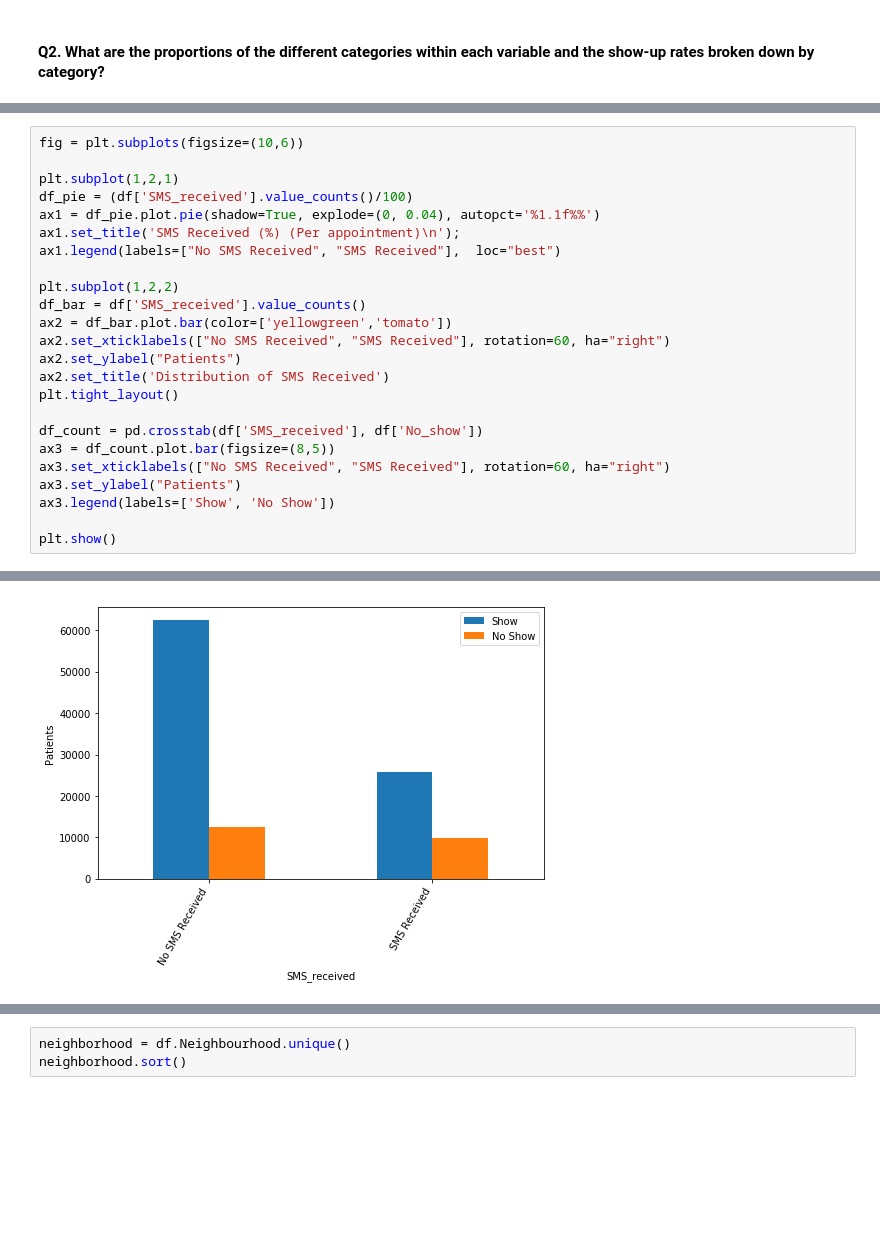
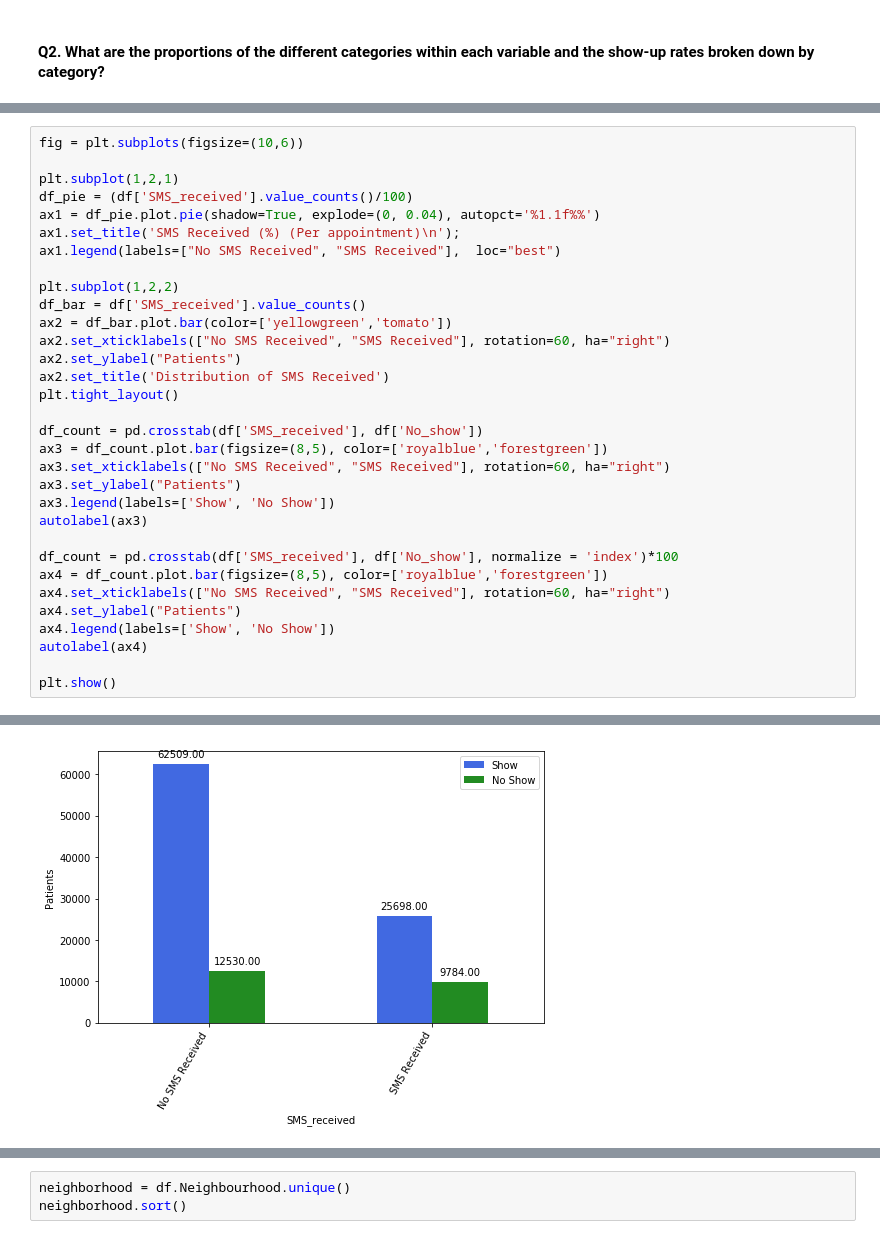
Before and after one commit to Lashuk1729/Medical-Appointment-No-Shows, a Jupyter notebook: Investigate_a_Dataset.ipynb, the cells around one changed output, grey strips where cells are left out. Cells and saved outputs as stored; diff of their text form; blank space fills up the shorter version.

```diff
--- a/Investigate_a_Dataset.ipynb
+++ b/Investigate_a_Dataset.ipynb
@@ -544,27 +625,35 @@ plt.show()
 # %%
 fig = plt.subplots(figsize=(10,6))
 
 plt.subplot(1,2,1)
 df_pie = (df['SMS_received'].value_counts()/100)
 ax1 = df_pie.plot.pie(shadow=True, explode=(0, 0.04), autopct='%1.1f%%')
 ax1.set_title('SMS Received (%) (Per appointment)\n');
 ax1.legend(labels=["No SMS Received", "SMS Received"],  loc="best")
 
 plt.subplot(1,2,2)
 df_bar = df['SMS_received'].value_counts()
 ax2 = df_bar.plot.bar(color=['yellowgreen','tomato'])
 ax2.set_xticklabels(["No SMS Received", "SMS Received"], rotation=60, ha="right")
 ax2.set_ylabel("Patients")
 ax2.set_title('Distribution of SMS Received')
 plt.tight_layout()
 
 df_count = pd.crosstab(df['SMS_received'], df['No_show'])
-ax3 = df_count.plot.bar(figsize=(8,5))
+ax3 = df_count.plot.bar(figsize=(8,5), color=['royalblue','forestgreen'])
 ax3.set_xticklabels(["No SMS Received", "SMS Received"], rotation=60, ha="right")
 ax3.set_ylabel("Patients")
 ax3.legend(labels=['Show', 'No Show'])
+autolabel(ax3)
+
+df_count = pd.crosstab(df['SMS_received'], df['No_show'], normalize = 'index')*100
+ax4 = df_count.plot.bar(figsize=(8,5), color=['royalblue','forestgreen'])
+ax4.set_xticklabels(["No SMS Received", "SMS Received"], rotation=60, ha="right")
+ax4.set_ylabel("Patients")
+ax4.legend(labels=['Show', 'No Show'])
+autolabel(ax4)
 
 plt.show()
 # %% [output]
 [figure]
-[figure, old version]
+[figure, new version]
```
Also changed, not shown: parts of 14 cells of this notebook.
